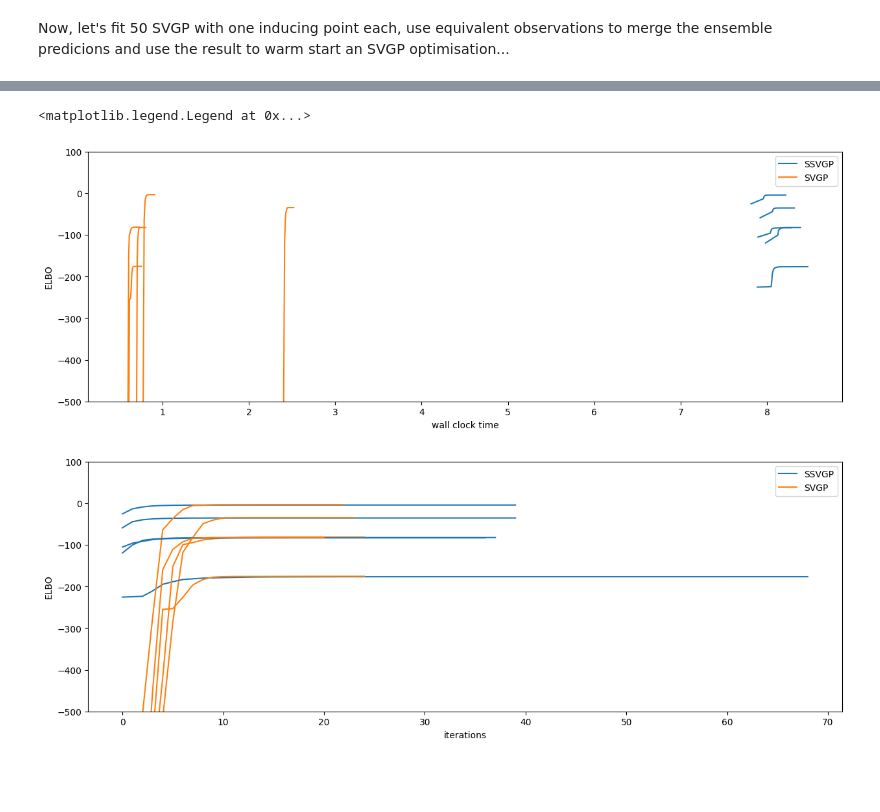
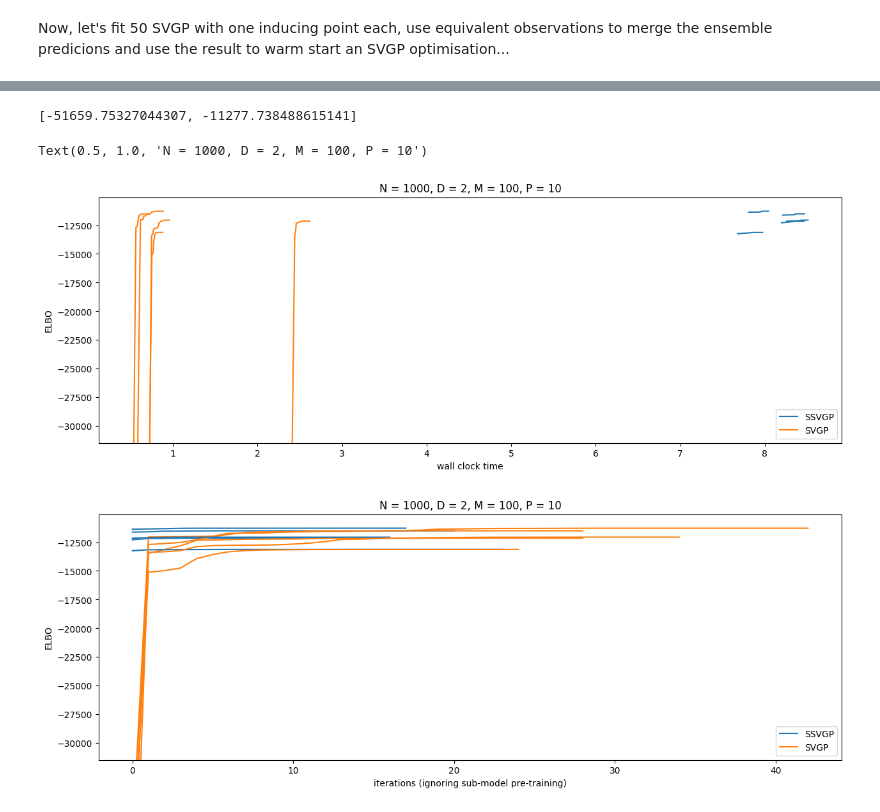
Before and after one commit to NicolasDurrande/guepard, a Jupyter notebook: notebooks/equivalent_obs_SVGP_initialisation.ipynb, the cells around one changed output, grey strips where cells are left out. Drawn from its saved outputs; the diff is of its cells as text; code cells hidden in the pictures; blank space fills up the shorter version.

Commit message:
updated version of the SSVGP timing experiment. Still not very engaging results

```diff
--- a/notebooks/equivalent_obs_SVGP_initialisation.ipynb
+++ b/notebooks/equivalent_obs_SVGP_initialisation.ipynb
@@ -20,8 +20,9 @@ M = 100      # number of inducing points
 P = 10      # number of blocks in the SSVGP param (ie num of submodels in the GP ensemble)
 num_rep = 5
 
-kernel =  gpflow.kernels.Matern32(lengthscales=[.3]*D)
+kernel =  gpflow.kernels.Matern32(lengthscales=[M**(-1/D)]*D)
 gpflow.set_trainable(kernel, False)
+gpflow.utilities.print_summary(kernel)
 
 noise_var = 1e-2
 lik = gpflow.likelihoods.Gaussian()
@@ -106,8 +114,9 @@ for i in range(0, num_rep):
     plt.xlabel("wall clock time")
     plt.ylabel("ELBO")
     plt.title("SVGP")
-    plt.ylim(-500, 100)
+    #plt.ylim(-500, 100)
 plt.legend()
+plt.title(f"SVGP: N = {N}, D = {D}, M = {M}")
 
 fig, ax = plt.subplots(1, 1, figsize=(15, 5))
 for i in range(0, num_rep):
@@ -115,6 +124,7 @@ for i in range(0, num_rep):
     plt.xlabel("iterations")
     plt.ylabel("ELBO")
     plt.title("SVGP")
-    plt.ylim(-500, 100)
+    #plt.ylim(-500, 100)
 plt.legend()
+plt.title(f"SVGP: N = {N}, D = {D}, M = {M}")
 # %% [output]
@@ -179,15 +192,16 @@ for i in range(0, num_rep):
     plt.xlabel("wall clock time")
     plt.ylabel("ELBO")
     plt.title("SSVGP")
-    plt.ylim(-500, 100)
+    #plt.ylim(-500, 100)
 plt.legend()
+plt.title(f"SSVGP: N = {N}, D = {D}, M = {M}, P = {P}")
 
 fig, ax = plt.subplots(1, 1, figsize=(15, 5))
 for i in range(0, num_rep):
     plt.plot(-Traces[:, i], label=i);
     plt.xlabel("iterations")
     plt.ylabel("ELBO")
-    plt.title("SSVGP")
-    plt.ylim(-500, 100)
+    #plt.ylim(-500, 100)
 plt.legend()
+plt.title(f"SSVGP: N = {N}, D = {D}, M = {M}, P = {P}")
 # %% [output]
@@ -197,22 +211,31 @@ plt.legend()
 # %%
+ylim = [min(np.nanmin(-Traces_ssvgp), np.nanmin(-Traces_svgp)), max(np.nanmax(-Traces_ssvgp), np.nanmax(-Traces_svgp))]
+print(ylim)
+
+ylim = (ylim[0] + .5 * (ylim[1] - ylim[0]), ylim[1] + .03 * (ylim[1] - ylim[0]))
+
 fig, ax = plt.subplots(1, 1, figsize=(15, 5))
 for i in range(0, num_rep):
     plt.plot(Times_ssvgp[:, i], -Traces_ssvgp[:, i], "C0", label="SSVGP" if i==0 else None);
     plt.plot(Times_svgp[:, i], -Traces_svgp[:, i], "C1", label="SVGP" if i==0 else None);
     plt.xlabel("wall clock time")
     plt.ylabel("ELBO")
-    plt.ylim(-500, 100)
+    plt.ylim(ylim)
+
 plt.legend()
+plt.title(f"N = {N}, D = {D}, M = {M}, P = {P}")
 
 fig, ax = plt.subplots(1, 1, figsize=(15, 5))
 for i in range(0, num_rep):
     plt.plot(-Traces_ssvgp[:, i], "C0", label="SSVGP" if i==0 else None);
     plt.plot(-Traces_svgp[:, i], "C1", label="SVGP" if i==0 else None);
-    plt.xlabel("iterations")
+    plt.xlabel("iterations (ignoring sub-model pre-training)")
     plt.ylabel("ELBO")
-    plt.ylim(-500, 100)
+    plt.ylim(ylim)
 plt.legend()
+plt.title(f"N = {N}, D = {D}, M = {M}, P = {P}")
 # %% [output]
-<matplotlib.legend.Legend at 0x...>
+[-51659.75327044307, -11277.738488615141]
+Text(0.5, 1.0, 'N = 1000, D = 2, M = 100, P = 10')
-[figure, old version]
+[figure, new version]
-[figure, old version]
+[figure, new version]
```
Also changed, not shown: parts of 6 cells of this notebook.
